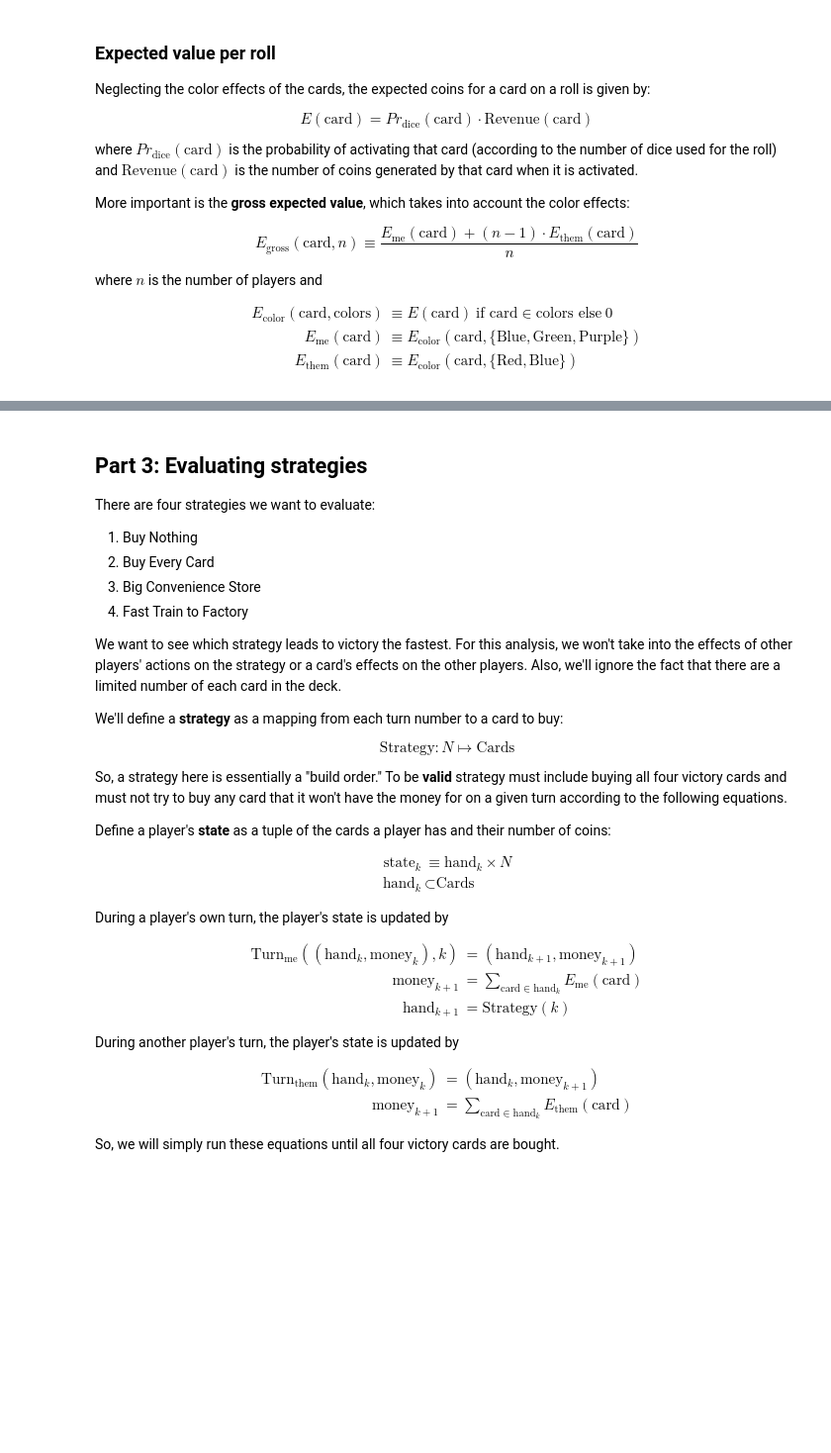
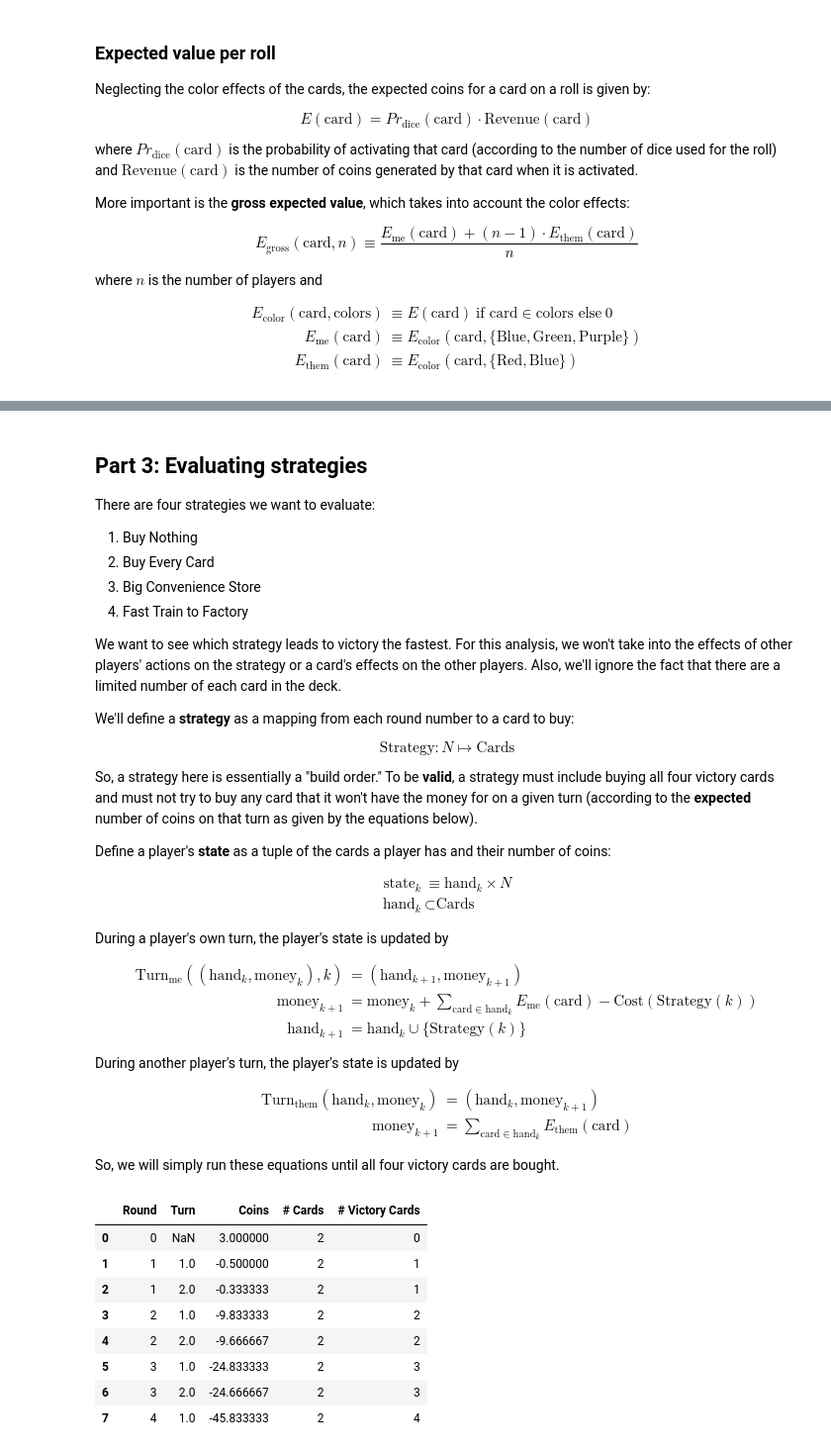
Before and after one commit to brcrista/Machi-Koro-Analysis, a Jupyter notebook: src/analysis.ipynb, the cells around one changed output, grey strips where cells are left out. Shown at 99% size. Saved outputs shown, nothing was run; the diff lists cells and outputs as text; code cells hidden in the pictures; blank space fills up the shorter version.

```diff
--- a/src/analysis.ipynb
+++ b/src/analysis.ipynb
@@ -185,14 +168,14 @@ We want to see which strategy leads to victory the fastest.
 For this analysis, we won't take into the effects of other players' actions on the strategy or a card's effects on the other players.
 Also, we'll ignore the fact that there are a limited number of each card in the deck.
 
-We'll define a **strategy** as a mapping from each turn number to a card to buy:
+We'll define a **strategy** as a mapping from each round number to a card to buy:
 
 $$
 \text{Strategy}: N \mapsto \text{Cards}
 $$
 
 So, a strategy here is essentially a "build order."
-To be **valid** strategy must include buying all four victory cards and must not try to buy any card that it won't have the money for on a given turn according to the following equations.
+To be **valid**, a strategy must include buying all four victory cards and must not try to buy any card that it won't have the money for on a given turn (according to the **expected** number of coins on that turn as given by the equations below).
 
 Define a player's **state** as a tuple of the cards a player has and their number of coins:
 
@@ -208,8 +191,8 @@ During a player's own turn, the player's state is updated by
 $$
 \begin{align}
     \text{Turn}_{\text{me}}((\text{hand}_{k}, \text{money}_{k}), k) &= (\text{hand}_{k + 1}, \text{money}_{k + 1}) \\
-    \text{money}_{k + 1} &= \sum_{\text{card} \in \text{hand}_{k}} E_{\text{me}}(\text{card}) \\
-    \text{hand}_{k + 1} &= \text{Strategy}(k)
+    \text{money}_{k + 1} &= \text{money}_{k} + \sum_{\text{card} \in \text{hand}_{k}} E_{\text{me}}(\text{card}) - \text{Cost}(\text{Strategy}(k))\\
+    \text{hand}_{k + 1} &= \text{hand}_{k} \cup \{ \text{Strategy}(k) \}
 \end{align}
 $$
 
@@ -223,3 +206,23 @@ $$
 $$
 
 So, we will simply run these equations until all four victory cards are bought.
+# %%
+buy_nothing = list(zip(itertools.repeat(False), [
+    cards.TrainStation(),
+    cards.ShoppingMall(),
+    cards.AmusementPark(),
+    cards.RadioTower(),
+]))
+# %%
+reload(strategies)
+strategies.simulate(strategies.to_strategy(buy_nothing), num_players=2)
+# %% [output]
+|  | Round | Turn | Coins | # Cards | # Victory Cards |
+| 0 | 0 | NaN | 3.000000 | 2 | 0 |
+| 1 | 1 | 1.0 | -0.500000 | 2 | 1 |
+| 2 | 1 | 2.0 | -0.333333 | 2 | 1 |
+| 3 | 2 | 1.0 | -9.833333 | 2 | 2 |
+| 4 | 2 | 2.0 | -9.666667 | 2 | 2 |
+| 5 | 3 | 1.0 | -24.833333 | 2 | 3 |
+| 6 | 3 | 2.0 | -24.666667 | 2 | 3 |
+| 7 | 4 | 1.0 | -45.833333 | 2 | 4 |
```
Also changed, not shown: parts of 4 cells of this notebook, 3 other files.
